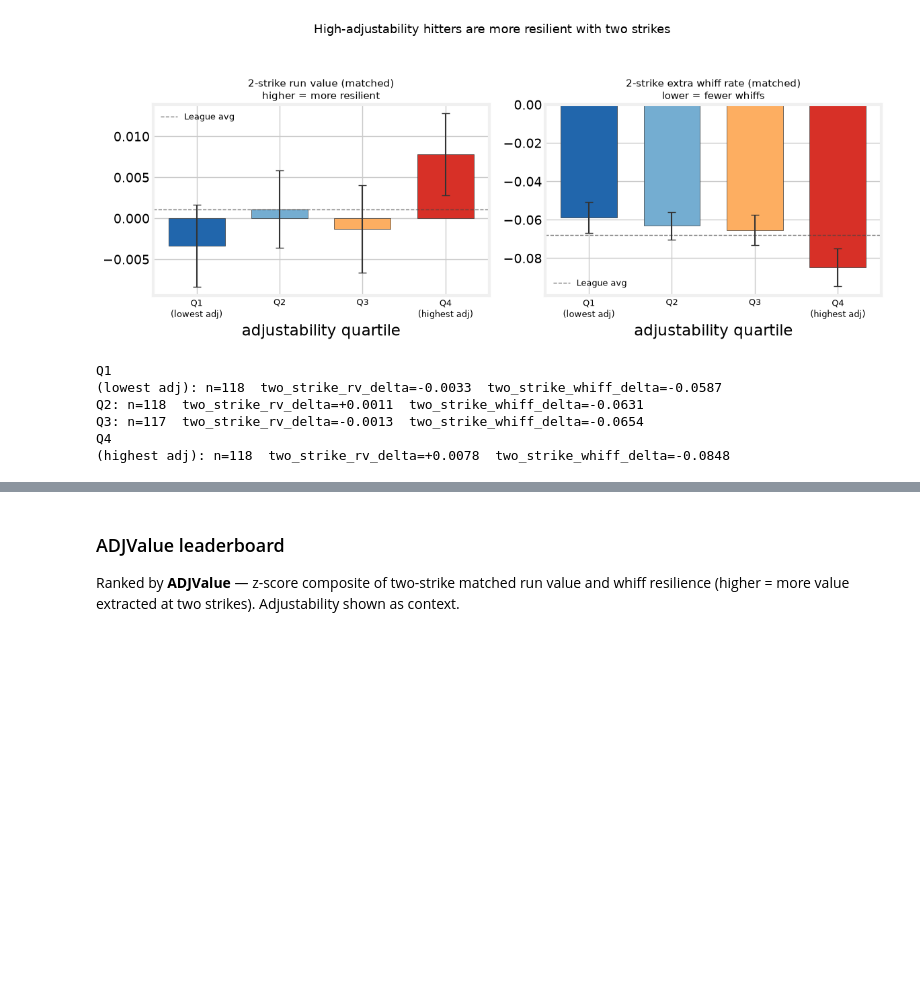
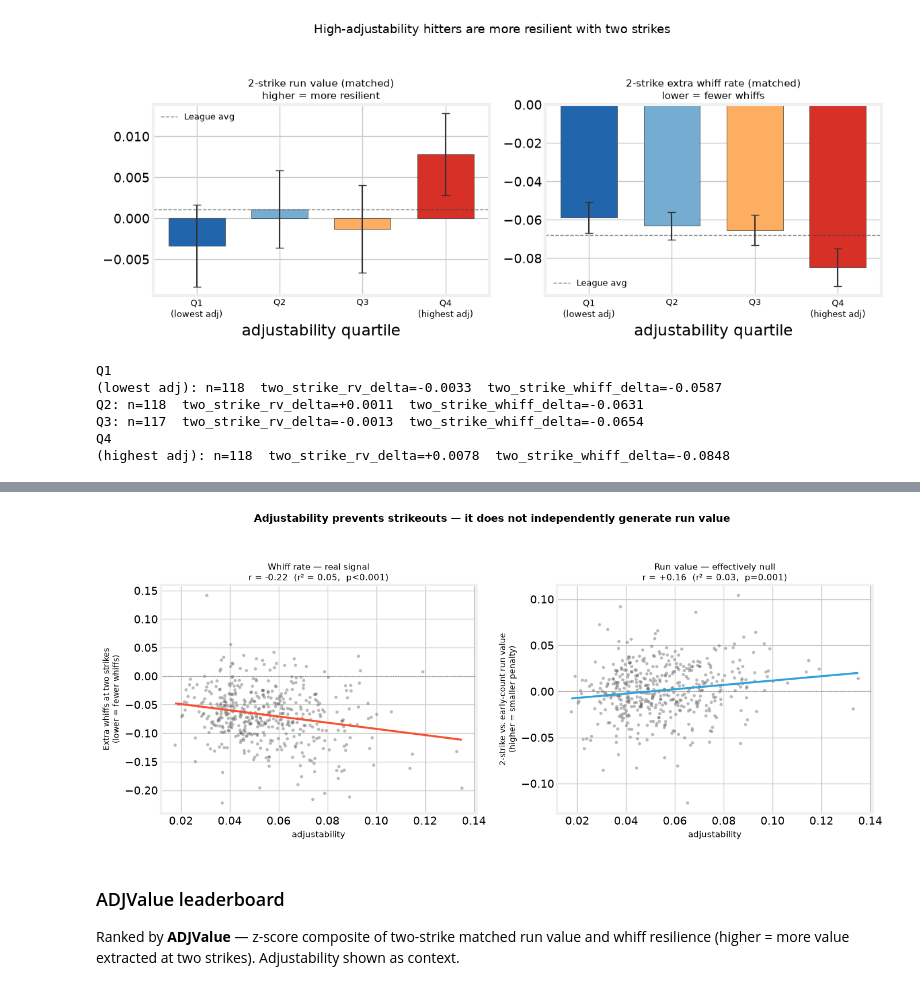
Before and after one commit to theoauyeung/swing_repetoire, a Jupyter notebook: src/adjustability_results.ipynb, the cells around one changed output, grey strips where cells are left out. Saved outputs shown, nothing was run; the diff lists cells and outputs as text; code cells hidden in the pictures; blank space fills up the shorter version.

```diff
--- a/src/adjustability_results.ipynb
+++ b/src/adjustability_results.ipynb
@@ -161,8 +161,8 @@ AXIS_COLORS = {'adj_count': '#FFA300', 'adj_gamestate': '#30a2da',
 
 dml_res = load_dml()
 panels = [
-    ('Matched 2K run value',  'Run value lost at two strikes',  'protects  →  (keeps more value)'),
-    ('Matched 2K whiff rate', 'Whiffs added at two strikes',    '←  protects  (fewer whiffs)'),
+    ('Two-strike run value',  'Run value lost at two strikes',  'protects  →  (keeps more value)'),
+    ('Two-strike whiff rate', 'Whiffs added at two strikes',    '←  protects  (fewer whiffs)'),
 ]
 with plt.style.context(FT):
     fig, axes_arr = plt.subplots(1, 2, figsize=(13, 5.5))
@@ -539,3 +499,43 @@ with plt.style.context(FT):
+# %%
+# Two-panel: adjustability vs 2-strike whiff delta (signal) and RV delta (null).
+# The contrast is the finding: adjustability prevents strikeouts but doesn't generate run value.
+import numpy as np
+import matplotlib.pyplot as plt
+from scipy import stats
+
+ds = df2.dropna(subset=['adjustability', 'two_strike_rv_delta', 'two_strike_whiff_delta']).copy()
+
+with plt.style.context(FT):
+    fig, axes_arr = plt.subplots(1, 2, figsize=(14, 6))
+
+    r_wh, p_wh = stats.pearsonr(ds['adjustability'], ds['two_strike_whiff_delta'])
+    r_rv, p_rv = stats.pearsonr(ds['adjustability'], ds['two_strike_rv_delta'])
+
+    panels = [
+        ('two_strike_whiff_delta', 'Extra whiffs at two strikes\n(lower = fewer whiffs)', '#fc4f30',
+         f'Whiff rate — real signal\nr = {r_wh:+.2f}  (r² = {r_wh**2:.2f},  p<0.001)'),
+        ('two_strike_rv_delta', '2-strike vs. early-count run value\n(higher = smaller penalty)', '#30a2da',
+         f'Run value — effectively null\nr = {r_rv:+.2f}  (r² = {r_rv**2:.2f},  p={p_rv:.3f})'),
+    ]
+
+    for ax, (col, ylabel, lcolor, title) in zip(axes_arr, panels):
+        x, y = ds['adjustability'].to_numpy(), ds[col].to_numpy()
+        b1, b0 = np.polyfit(x, y, 1)
+        xs = np.linspace(x.min(), x.max(), 200)
+        ax.scatter(x, y, s=16, alpha=0.4, color='#555', edgecolor='none', zorder=2)
+        ax.plot(xs, b0 + b1 * xs, color=lcolor, lw=2.5, zorder=4)
+        ax.axhline(0, color='#888', lw=0.8, ls=':')
+        ax.set_xlabel('adjustability', fontsize=11)
+        ax.set_ylabel(ylabel, fontsize=10)
+        ax.set_title(title, fontsize=11)
+
+    fig.suptitle('Adjustability prevents strikeouts — it does not independently generate run value',
+                 fontsize=13, fontweight='bold')
+    fig.tight_layout(rect=[0, 0, 1, 0.94])
+    fig.savefig(plot_path('adjustability_2k_whiff_vs_rv.png'), dpi=130)
+    plt.show()
+# %% [output]
+[figure, added]
 # %% [markdown]
 ### ADJValue leaderboard
 
```
Also changed, not shown: parts of 5 cells of this notebook.
